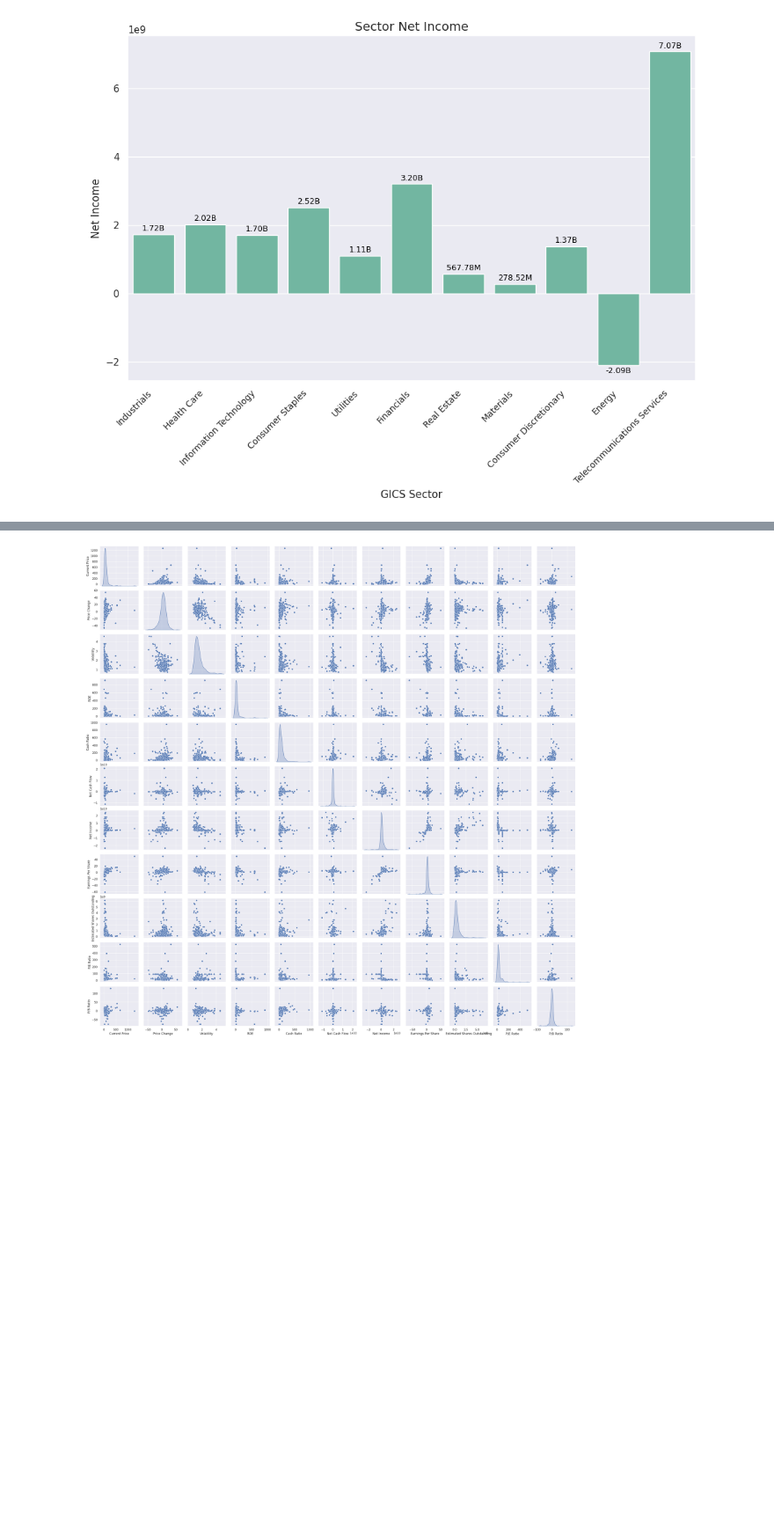
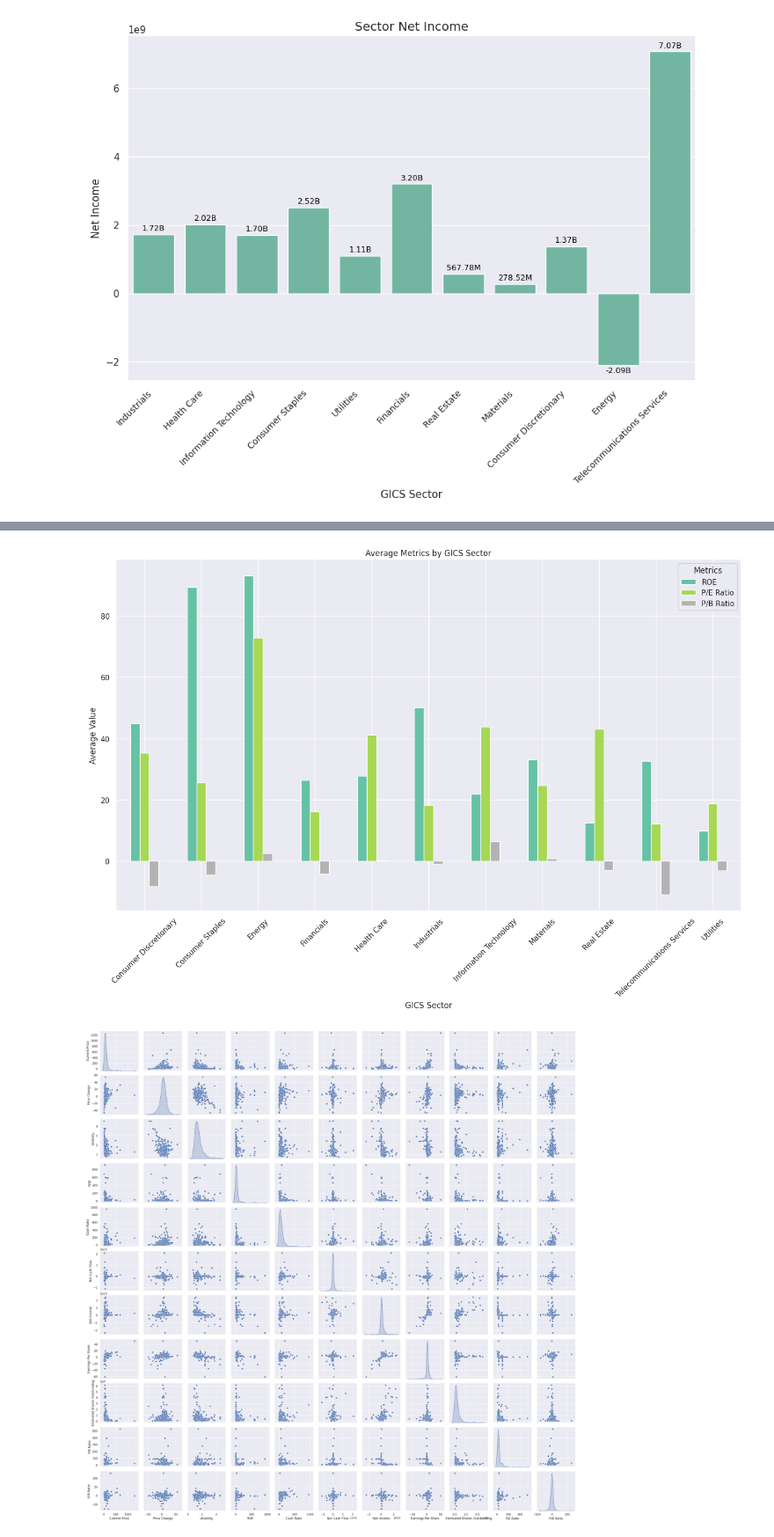
Before and after one commit to Rajesh2015/Trade-Ahead-Prediction, a Jupyter notebook: trade-ahead-solution.ipynb, the cells around one changed output, grey strips where cells are left out. Shown at 88% size. Saved outputs shown, nothing was run; the diff lists cells and outputs as text; code cells hidden in the pictures; blank space fills up the shorter version.

```diff
--- a/trade-ahead-solution.ipynb
+++ b/trade-ahead-solution.ipynb
@@ -1011,3 +1036,7 @@ plot_barplot_with_correct_annotations(data=trade_ahead_df, x='GICS Sector', y='N
+# %%
+plot_avg_metrics_by_category(trade_ahead_df,'GICS Sector',['ROE','P/E Ratio','P/B Ratio'],'Average Metrics by GICS Sector','GICS Sector','Average Value')
+# %% [output]
+[figure, added]
 # %%
 sns.pairplot(trade_ahead_df[trade_ahead_df.select_dtypes(include=np.number).columns],diag_kind='kde',palette=pellete);
 # %% [output]
```
Also changed, not shown: parts of 4 cells of this notebook.
